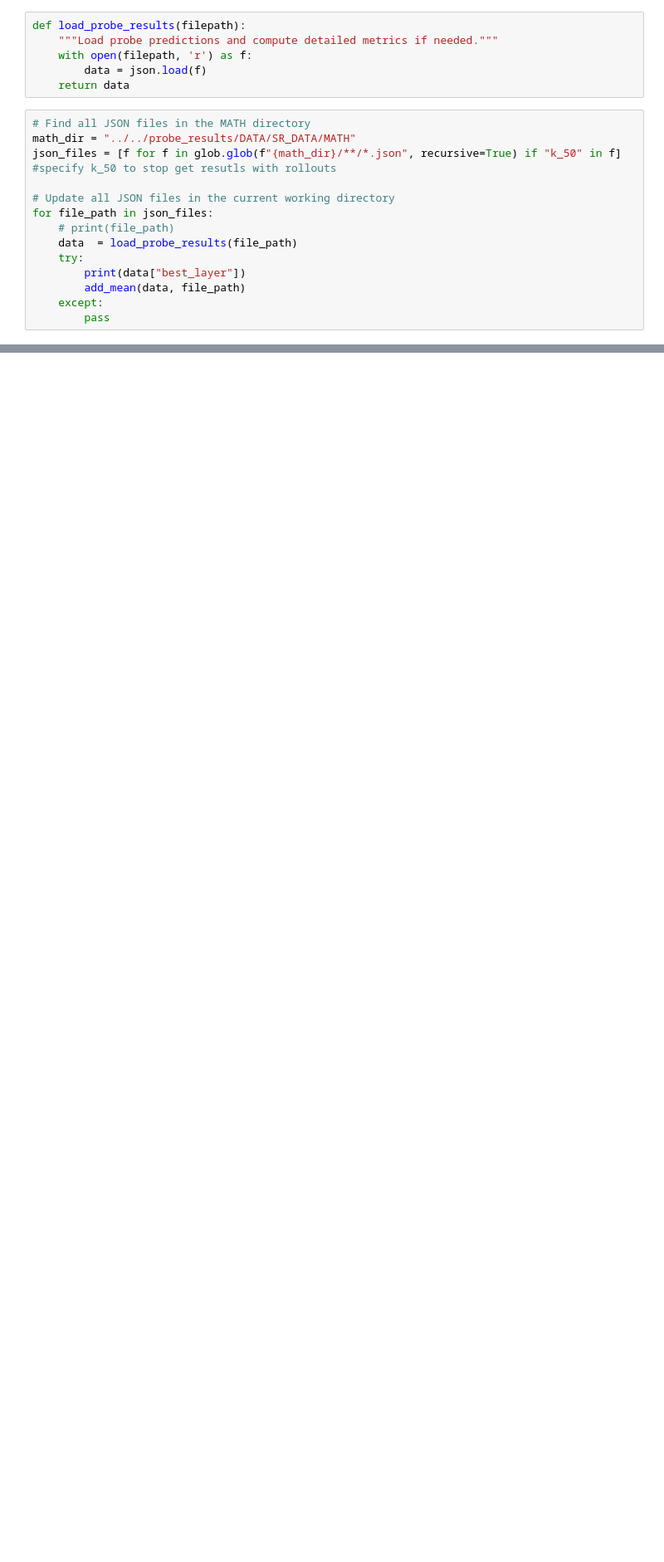
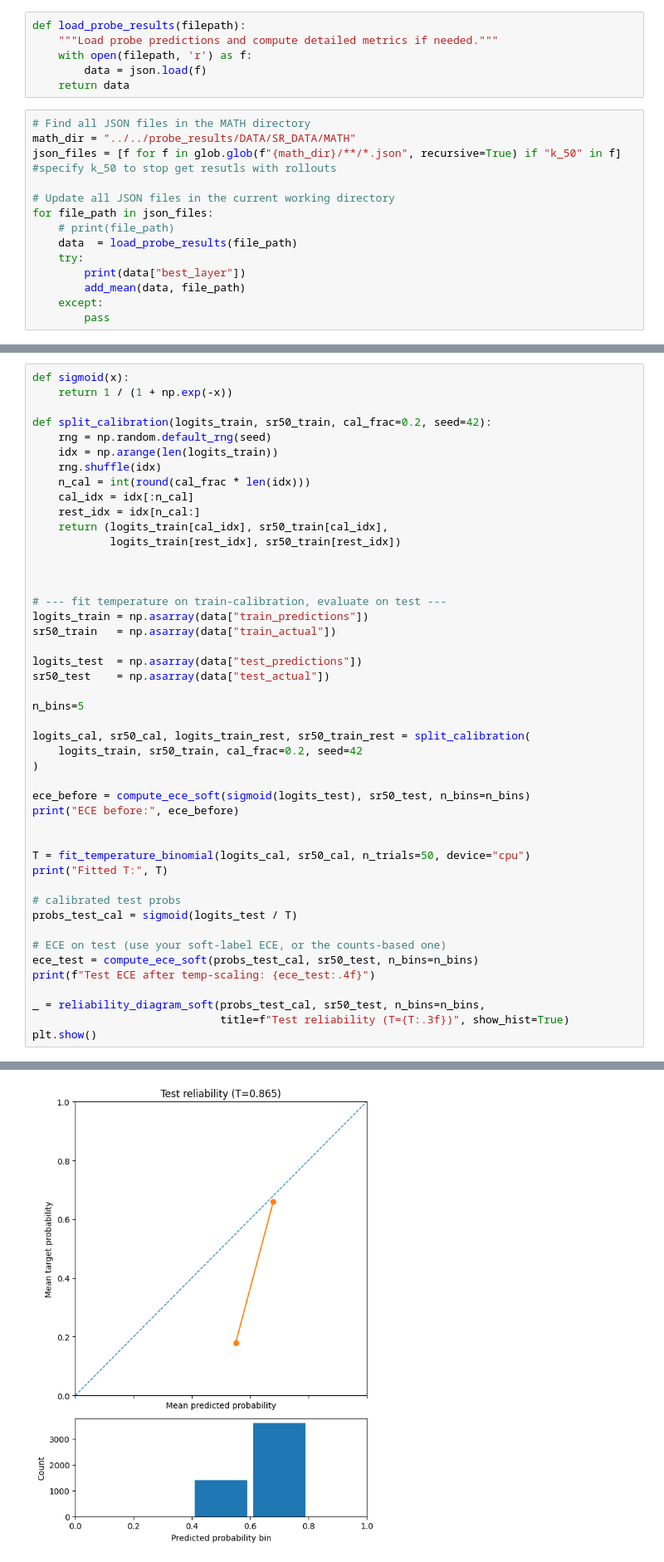
Before and after one commit to KabakaWilliam/llms_know_difficulty, a Jupyter notebook: will_replication/notebooks/sanity_check_probe_results.ipynb, the cells around one changed output, grey strips where cells are left out. Shown: that part at 83% size. Saved outputs shown, nothing was run; the diff lists cells and outputs as text; blank space fills up the shorter version.

```diff
--- a/will_replication/notebooks/sanity_check_probe_results.ipynb
+++ b/will_replication/notebooks/sanity_check_probe_results.ipynb
@@ -36,0 +464,47 @@ for file_path in json_files:
+# %%
+def sigmoid(x):
+    return 1 / (1 + np.exp(-x))
+
+def split_calibration(logits_train, sr50_train, cal_frac=0.2, seed=42):
+    rng = np.random.default_rng(seed)
+    idx = np.arange(len(logits_train))
+    rng.shuffle(idx)
+    n_cal = int(round(cal_frac * len(idx)))
+    cal_idx = idx[:n_cal]
+    rest_idx = idx[n_cal:]
+    return (logits_train[cal_idx], sr50_train[cal_idx],
+            logits_train[rest_idx], sr50_train[rest_idx])
+
+
+
+# --- fit temperature on train-calibration, evaluate on test ---
+logits_train = np.asarray(data["train_predictions"])
+sr50_train   = np.asarray(data["train_actual"])
+
+logits_test  = np.asarray(data["test_predictions"])
+sr50_test    = np.asarray(data["test_actual"])
+
+n_bins=5
+
+logits_cal, sr50_cal, logits_train_rest, sr50_train_rest = split_calibration(
+    logits_train, sr50_train, cal_frac=0.2, seed=42
+)
+
+ece_before = compute_ece_soft(sigmoid(logits_test), sr50_test, n_bins=n_bins)
+print("ECE before:", ece_before)
+
+
+T = fit_temperature_binomial(logits_cal, sr50_cal, n_trials=50, device="cpu")
+print("Fitted T:", T)
+
+# calibrated test probs
+probs_test_cal = sigmoid(logits_test / T)
+
+# ECE on test (use your soft-label ECE, or the counts-based one)
+ece_test = compute_ece_soft(probs_test_cal, sr50_test, n_bins=n_bins)
+print(f"Test ECE after temp-scaling: {ece_test:.4f}")
+
+_ = reliability_diagram_soft(probs_test_cal, sr50_test, n_bins=n_bins,
+                             title=f"Test reliability (T={T:.3f})", show_hist=True)
+plt.show()
+# %% [output]
@@ -36,0 +514 @@ for file_path in json_files:
+[figure, added]
```
Also changed, not shown: parts of 20 cells of this notebook, 8 other files.
